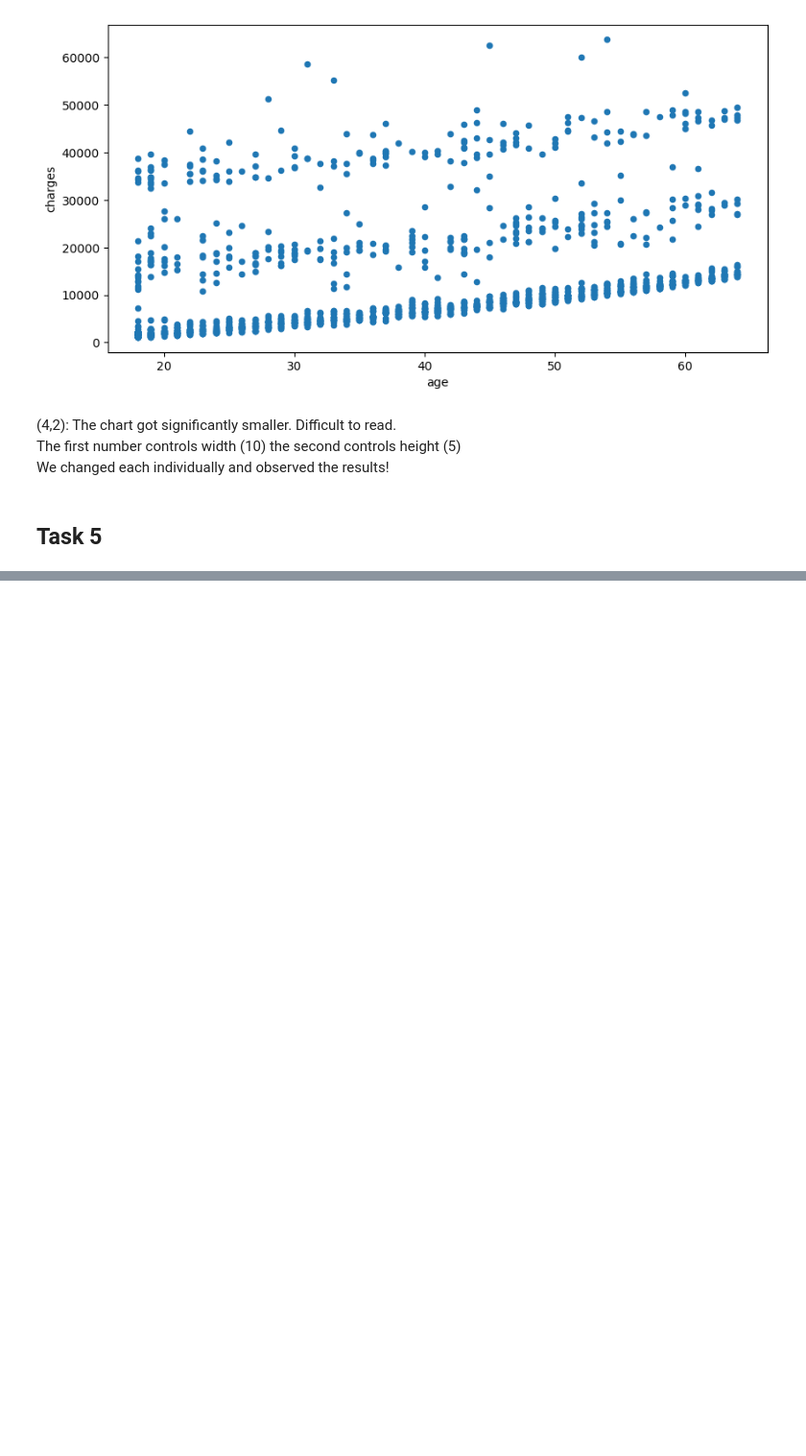
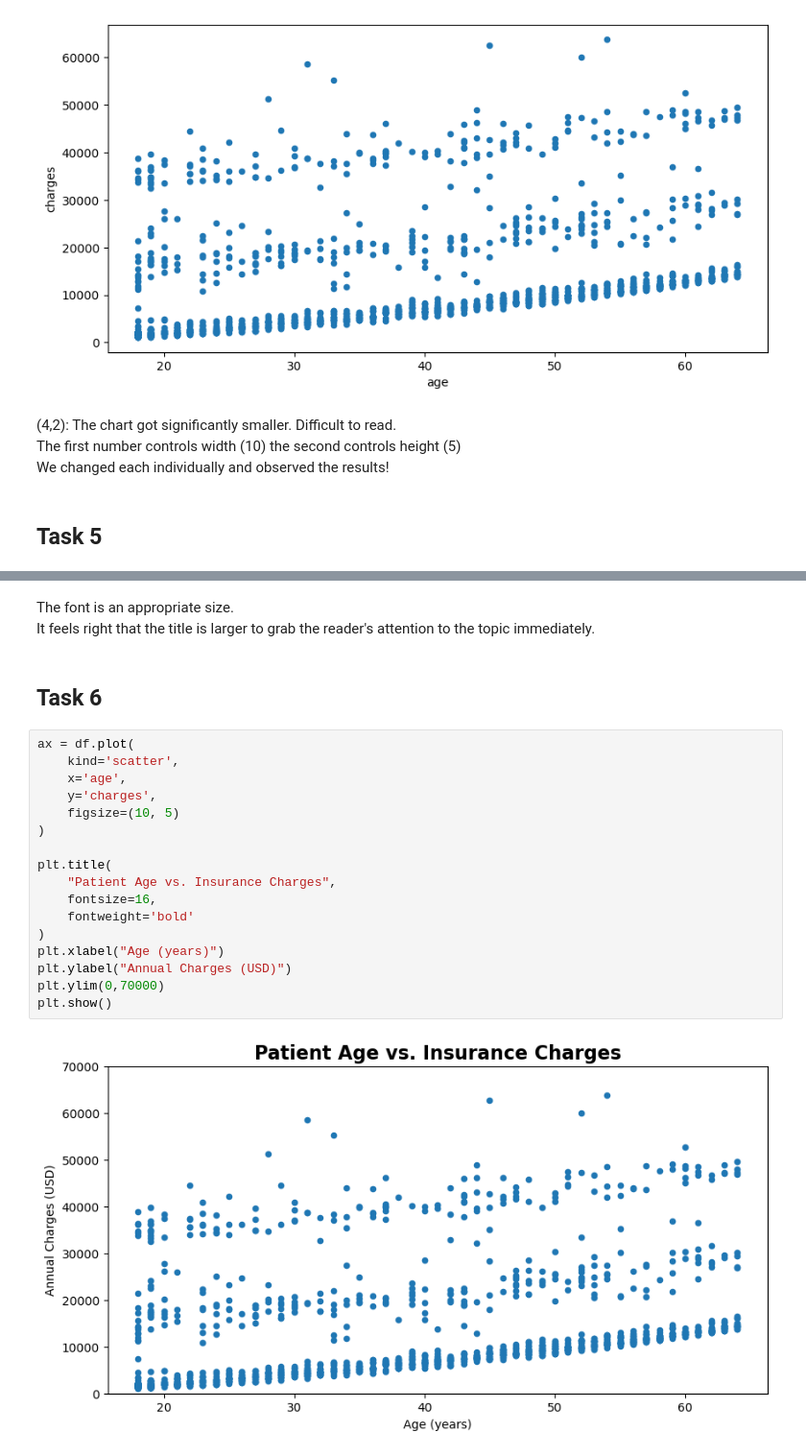
Before and after one commit to S-Shockley/Chart-Customization-Project, a Jupyter notebook: chart.ipynb, the cells around one changed output, grey strips where cells are left out. Shown at 96% size. Drawn from its saved outputs; the diff is of its cells as text; blank space fills up the shorter version.

```diff
--- a/chart.ipynb
+++ b/chart.ipynb
@@ -99,0 +103,24 @@ TypeError: 'str' object is not callable
+# %% [markdown]
+The font is an appropriate size.
+It feels right that the title is larger to grab the reader's attention to the topic immediately.
+# %% [markdown]
+## Task 6
+# %%
+ax = df.plot(
+    kind='scatter',
+    x='age',
+    y='charges',
+    figsize=(10, 5)
+)
+
+plt.title(
+    "Patient Age vs. Insurance Charges",
+    fontsize=16,
+    fontweight='bold'
+)
+plt.xlabel("Age (years)")
+plt.ylabel("Annual Charges (USD)")
+plt.ylim(0,70000)
+plt.show()
+# %% [output]
+[figure, added]
```
Also changed, not shown: parts of 6 cells of this notebook, 1 other file.
